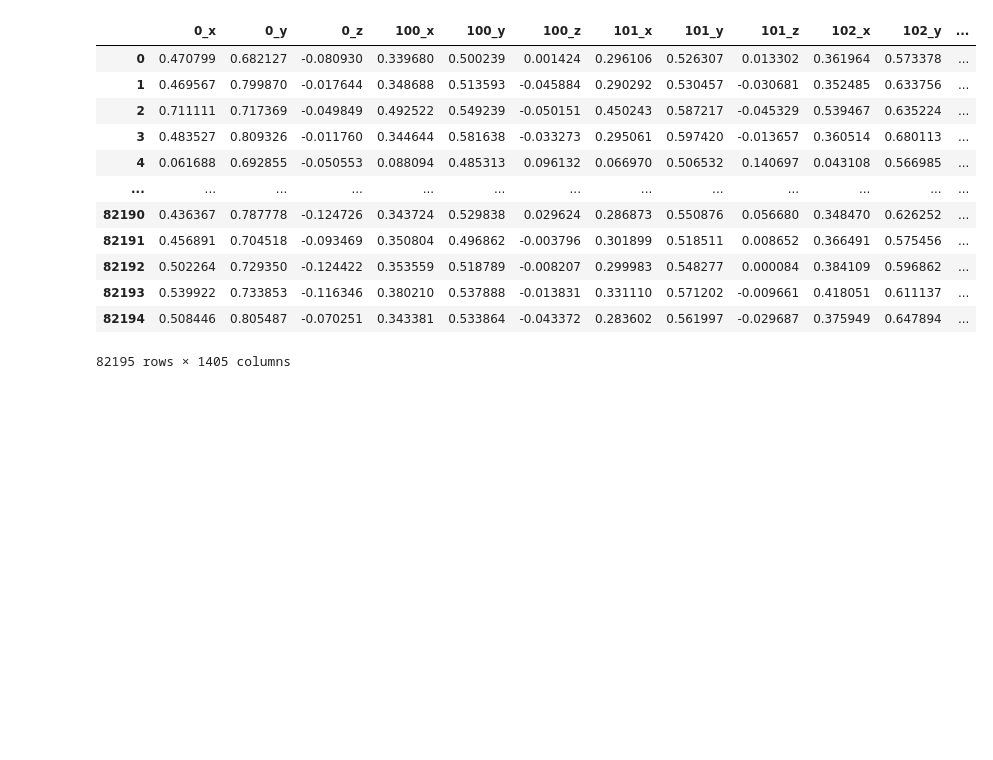
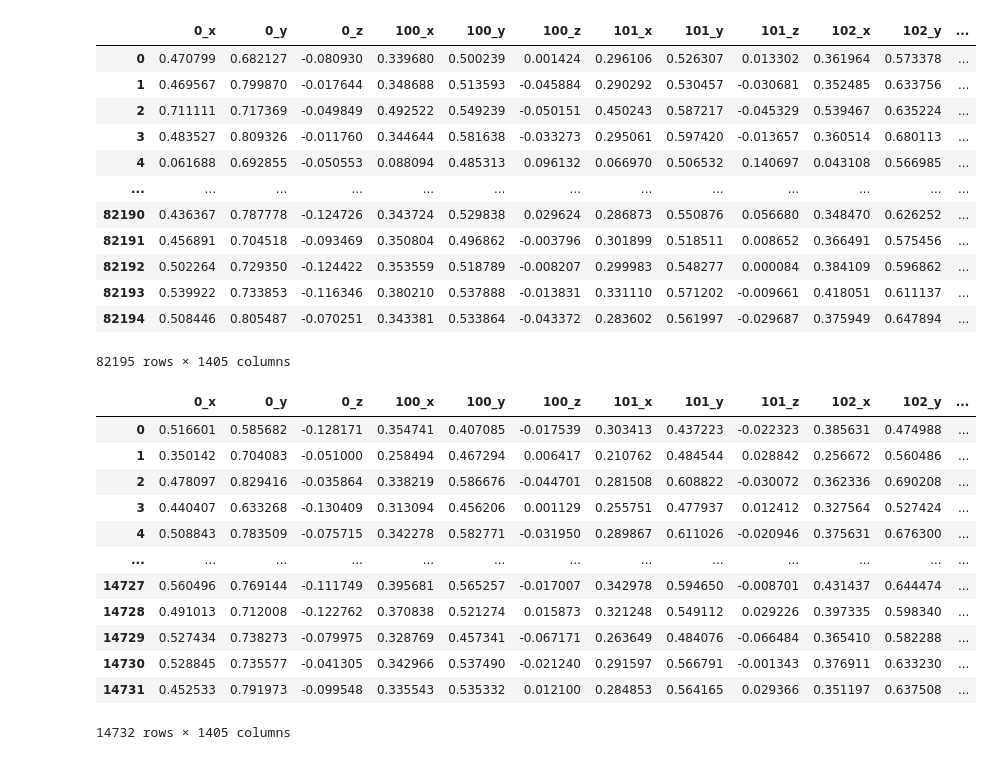
Before and after one commit to rikunemu/data_study, a Jupyter notebook: mediapipe_csv_deepLaeraing.ipynb, the cells around one changed output. Cells and saved outputs as stored; diff of their text form; code cells hidden in the pictures; blank space fills up the shorter version.

```diff
--- a/mediapipe_csv_deepLaeraing.ipynb
+++ b/mediapipe_csv_deepLaeraing.ipynb
@@ -56,3 +98,19 @@ df.drop(columns=df.columns[[-2]],axis=1)
 | 82193 | 0.539922 | 0.733853 | -0.116346 | 0.380210 | 0.537888 | -0.013831 | 0.331110 | 0.571202 | -0.009661 | 0.418051 | 0.611137 | ... |
 | 82194 | 0.508446 | 0.805487 | -0.070251 | 0.343381 | 0.533864 | -0.043372 | 0.283602 | 0.561997 | -0.029687 | 0.375949 | 0.647894 | ... |
 82195 rows × 1405 columns
+# %%
+df_test.drop(columns=df_test.columns[[-2]],axis=1)
+# %% [output]
+|  | 0_x | 0_y | 0_z | 100_x | 100_y | 100_z | 101_x | 101_y | 101_z | 102_x | 102_y | ... |
+| 0 | 0.516601 | 0.585682 | -0.128171 | 0.354741 | 0.407085 | -0.017539 | 0.303413 | 0.437223 | -0.022323 | 0.385631 | 0.474988 | ... |
+| 1 | 0.350142 | 0.704083 | -0.051000 | 0.258494 | 0.467294 | 0.006417 | 0.210762 | 0.484544 | 0.028842 | 0.256672 | 0.560486 | ... |
+| 2 | 0.478097 | 0.829416 | -0.035864 | 0.338219 | 0.586676 | -0.044701 | 0.281508 | 0.608822 | -0.030072 | 0.362336 | 0.690208 | ... |
+| 3 | 0.440407 | 0.633268 | -0.130409 | 0.313094 | 0.456206 | 0.001129 | 0.255751 | 0.477937 | 0.012412 | 0.327564 | 0.527424 | ... |
+| 4 | 0.508843 | 0.783509 | -0.075715 | 0.342278 | 0.582771 | -0.031950 | 0.289867 | 0.611026 | -0.020946 | 0.375631 | 0.676300 | ... |
+| ... | ... | ... | ... | ... | ... | ... | ... | ... | ... | ... | ... | ... |
+| 14727 | 0.560496 | 0.769144 | -0.111749 | 0.395681 | 0.565257 | -0.017007 | 0.342978 | 0.594650 | -0.008701 | 0.431437 | 0.644474 | ... |
+| 14728 | 0.491013 | 0.712008 | -0.122762 | 0.370838 | 0.521274 | 0.015873 | 0.321248 | 0.549112 | 0.029226 | 0.397335 | 0.598340 | ... |
+| 14729 | 0.527434 | 0.738273 | -0.079975 | 0.328769 | 0.457341 | -0.067171 | 0.263649 | 0.484076 | -0.066484 | 0.365410 | 0.582288 | ... |
+| 14730 | 0.528845 | 0.735577 | -0.041305 | 0.342966 | 0.537490 | -0.021240 | 0.291597 | 0.566791 | -0.001343 | 0.376911 | 0.633230 | ... |
+| 14731 | 0.452533 | 0.791973 | -0.099548 | 0.335543 | 0.535332 | 0.012100 | 0.284853 | 0.564165 | 0.029366 | 0.351197 | 0.637508 | ... |
+14732 rows × 1405 columns
```
Also changed, not shown: parts of 19 cells of this notebook.
